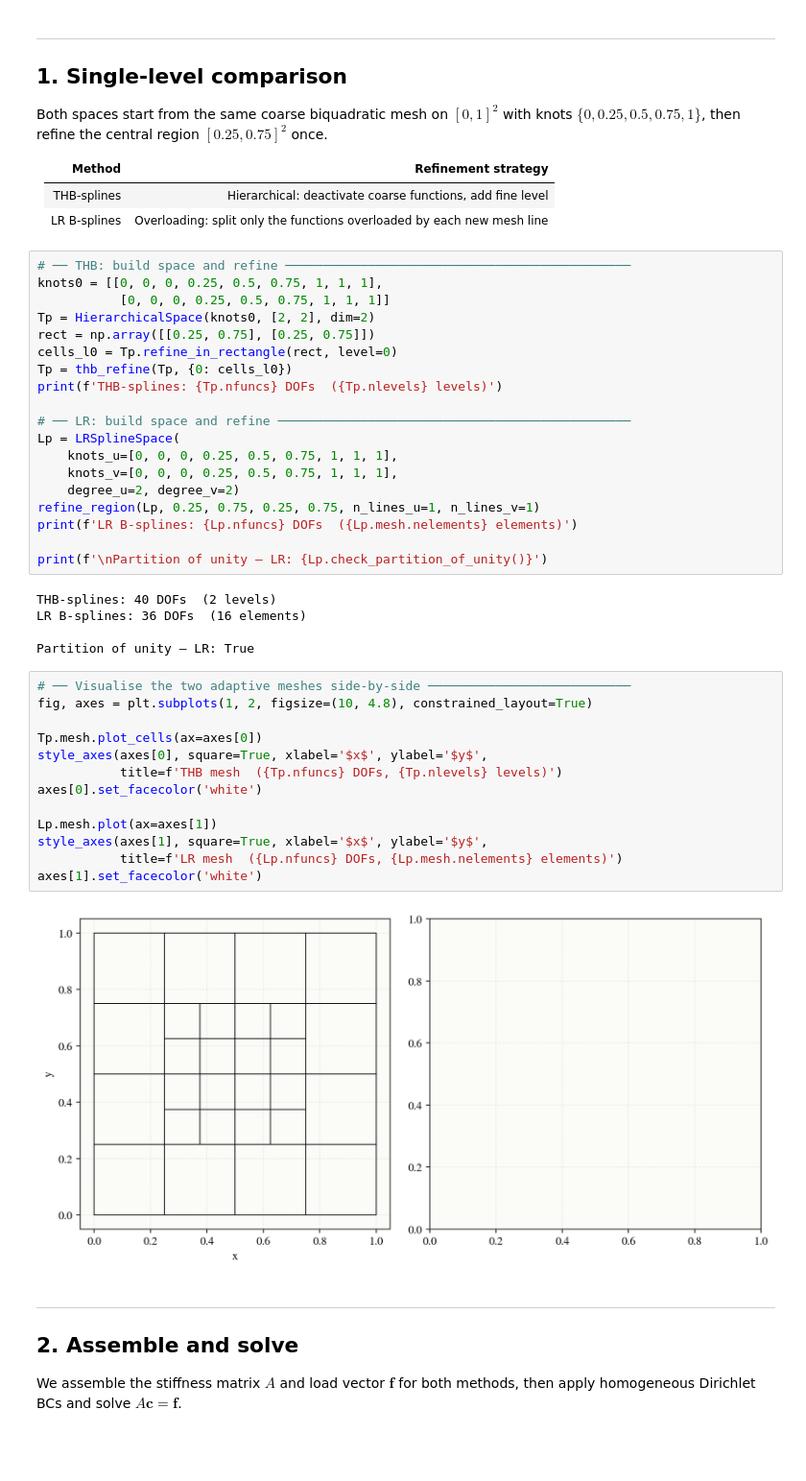
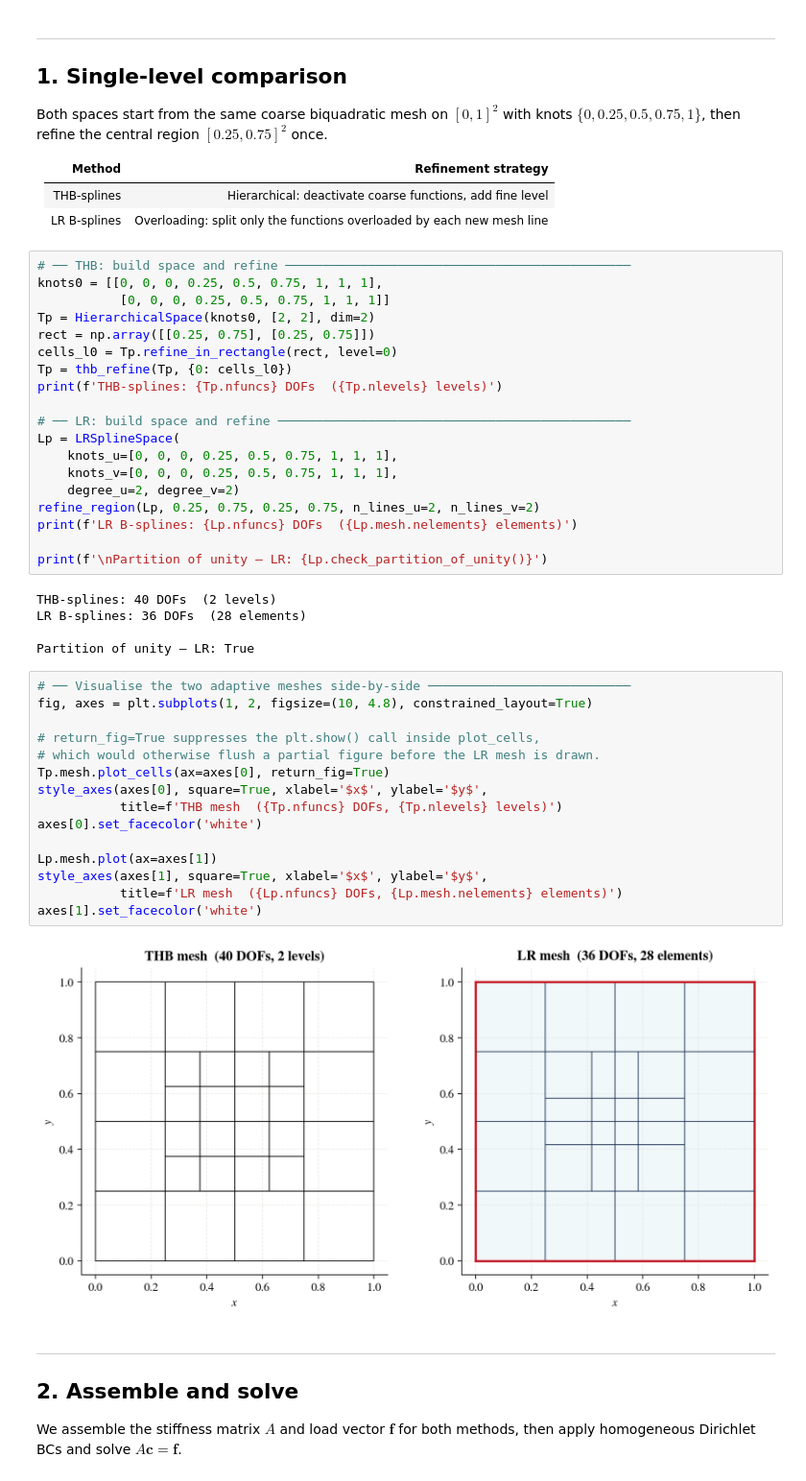
Before and after one commit to VhI3/THBSplines, a Jupyter notebook: notebooks/Poisson_comparison.ipynb, the cells around one changed output. Shown at 96% size. Cells and saved outputs as stored; diff of their text form; blank space fills up the shorter version.

```diff
--- a/notebooks/Poisson_comparison.ipynb
+++ b/notebooks/Poisson_comparison.ipynb
@@ -134,30 +134,32 @@ Lp = LRSplineSpace(
     knots_u=[0, 0, 0, 0.25, 0.5, 0.75, 1, 1, 1],
     knots_v=[0, 0, 0, 0.25, 0.5, 0.75, 1, 1, 1],
     degree_u=2, degree_v=2)
-refine_region(Lp, 0.25, 0.75, 0.25, 0.75, n_lines_u=1, n_lines_v=1)
+refine_region(Lp, 0.25, 0.75, 0.25, 0.75, n_lines_u=2, n_lines_v=2)
 print(f'LR B-splines: {Lp.nfuncs} DOFs  ({Lp.mesh.nelements} elements)')
 
 print(f'\nPartition of unity — LR: {Lp.check_partition_of_unity()}')
 # %% [output]
 THB-splines: 40 DOFs  (2 levels)
-LR B-splines: 36 DOFs  (16 elements)
+LR B-splines: 36 DOFs  (28 elements)
 
 Partition of unity — LR: True
 # %%
 # ── Visualise the two adaptive meshes side-by-side ───────────────────────────
 fig, axes = plt.subplots(1, 2, figsize=(10, 4.8), constrained_layout=True)
 
-Tp.mesh.plot_cells(ax=axes[0])
+# return_fig=True suppresses the plt.show() call inside plot_cells,
+# which would otherwise flush a partial figure before the LR mesh is drawn.
+Tp.mesh.plot_cells(ax=axes[0], return_fig=True)
 style_axes(axes[0], square=True, xlabel='$x$', ylabel='$y$',
            title=f'THB mesh  ({Tp.nfuncs} DOFs, {Tp.nlevels} levels)')
 axes[0].set_facecolor('white')
 
 Lp.mesh.plot(ax=axes[1])
 style_axes(axes[1], square=True, xlabel='$x$', ylabel='$y$',
            title=f'LR mesh  ({Lp.nfuncs} DOFs, {Lp.mesh.nelements} elements)')
 axes[1].set_facecolor('white')
 # %% [output]
-[figure, old version]
+[figure, new version]
 # %% [markdown]
 ---
 ## 2. Assemble and solve
```
Also changed, not shown: parts of 7 cells of this notebook, 2 other files.
